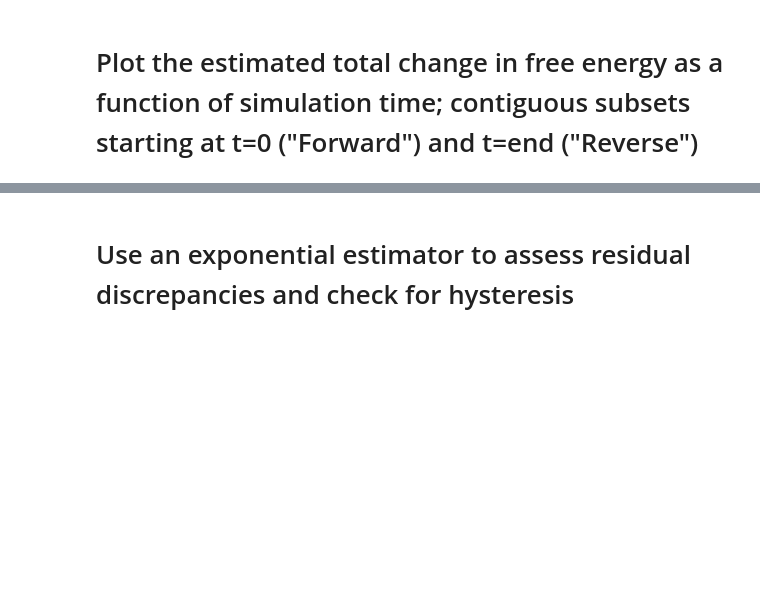
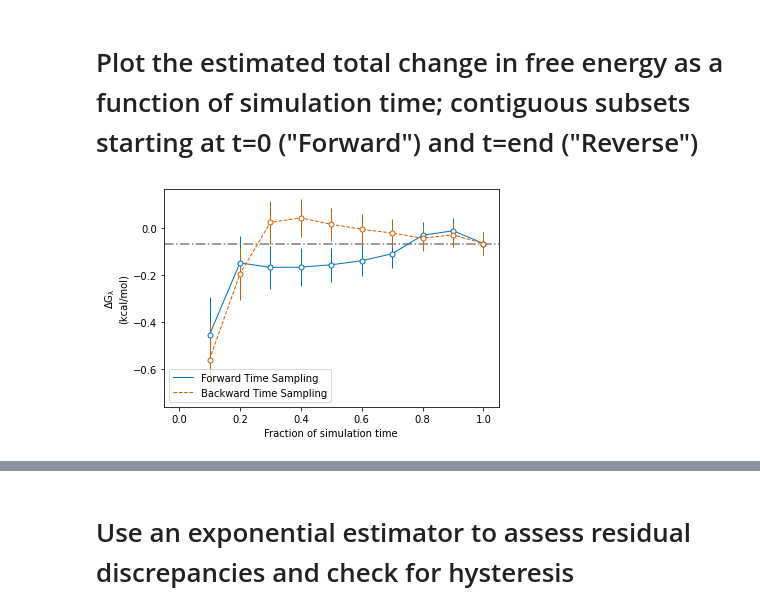
Before and after one commit to BranniganLab/safep, a Jupyter notebook: SimulatedData.ipynb, the cells around one changed output, grey strips where cells are left out. Saved outputs shown, nothing was run; the diff lists cells and outputs as text; code cells hidden in the pictures; blank space fills up the shorter version.

Commit message:
Simulated data working

```diff
--- a/SimulatedData.ipynb
+++ b/SimulatedData.ipynb
@@ -60,0 +36,33 @@ data.sort_index(level=1)
+# %%
+
+def populateUNK(oldUNK, dL, func, precision=3):
+    #Populate the data frame
+    groups = oldUNK.groupby('fep-lambda')
+    slices = []
+    for thisL, group in groups:
+        time = group.index.get_level_values(0)
+        nextL = np.round(thisL+dL, precision)
+        lastL = np.round(thisL-dL, precision)
+        group[thisL] = np.full(len(time), np.float64(0.0))
+        if thisL >= 0 and thisL < 1:
+            group[nextL] = func(time, thisL, nextL)
+        if thisL <= 1 and thisL > 0:
+            group[lastL] = func(time, thisL, lastL)
+            slices.append(group)
+        slices.append(group)
+    newUNK = pd.concat(slices).sort_index(axis=1).astype(np.float64)
+    return newUNK
+# %%
+#Create an empty dataframe with of the appropriate size and with labels
+#Arguments: nwindows, nsamples, timeFrequency (number of steps between samples), precision (number of decimal places to round lambdas), time value of the first sample
+simUNK, dL = makeUNKFrame(windows=41, samples=1000, timeFrequency=100, precision=3, first=0)
+# %%
+simUNK = populateUNK(simUNK, dL, Foo)
+# %%
+bar = BAR()
+bar.fit(simUNK)
+
+l, l_mid, f, df, ddf, errors = get_BAR(bar)
+
+changeAndError = f'\u0394G = {np.round(f.iloc[-1]*RT, 1)}\u00B1{np.round(errors[-1], 3)} kcal/mol'
+print(changeAndError)
@@ -175,11 +187,13 @@ def doConvPlot(ax, X, fs, ferr, fwdColor, label=None):
 def moving_average(x, w):
     return np.convolve(x, np.ones(w), 'same') / w
 # %%
-forward, fwdErr, backward, bwdErr = doConvergence(u_nk)
+forward, fwdErr, backward, bwdErr = doConvergence(simUNK)
 fig, ax = plt.subplots(1,1)
 convergencePlot(ax, np.array(forward)*RT, np.array(fwdErr)*RT, np.array(backward)*RT, np.array(bwdErr)*RT)
 ax.legend()
 ax.set(ylabel=r'$\rm\Delta G_{\lambda}$'+'\n(kcal/mol)', xlabel='Fraction of simulation time')
 plt.savefig(f'{path}_ES_Convergence_{affix}.pdf')
 plt.savefig(f'{path}_ES_Convergence_{affix}.png', dpi=600)
+# %% [output]
+[figure, added]
 # %%
```
Also changed, not shown: parts of 20 cells of this notebook, 1 other file.
